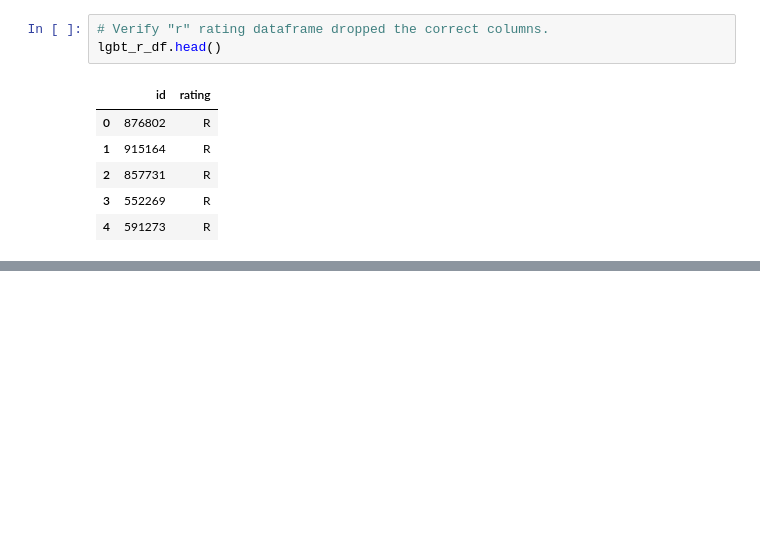
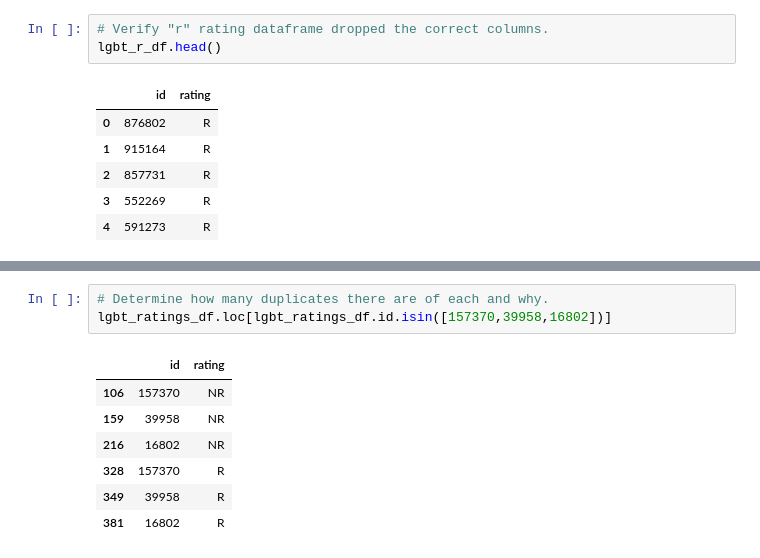
Before and after one commit to amirshirazi1/Queer-Visibility-in-Media, a Jupyter notebook: Jupyter Notebook/queer_movies_ratings_testnb.ipynb, the cells around one changed output, grey strips where cells are left out. Saved outputs shown, nothing was run; the diff lists cells and outputs as text; blank space fills up the shorter version.

```diff
--- a/Jupyter Notebook/queer_movies_ratings_testnb.ipynb
+++ b/Jupyter Notebook/queer_movies_ratings_testnb.ipynb
@@ -172,0 +190,11 @@ lgbt_r_df.head()
+# %%
+# Determine how many duplicates there are of each and why.
+lgbt_ratings_df.loc[lgbt_ratings_df.id.isin([157370,39958,16802])]
+# %% [output]
+|  | id | rating |
+| 106 | 157370 | NR |
+| 159 | 39958 | NR |
+| 216 | 16802 | NR |
+| 328 | 157370 | R |
+| 349 | 39958 | R |
+| 381 | 16802 | R |
```
Also changed, not shown: parts of 18 cells of this notebook.
